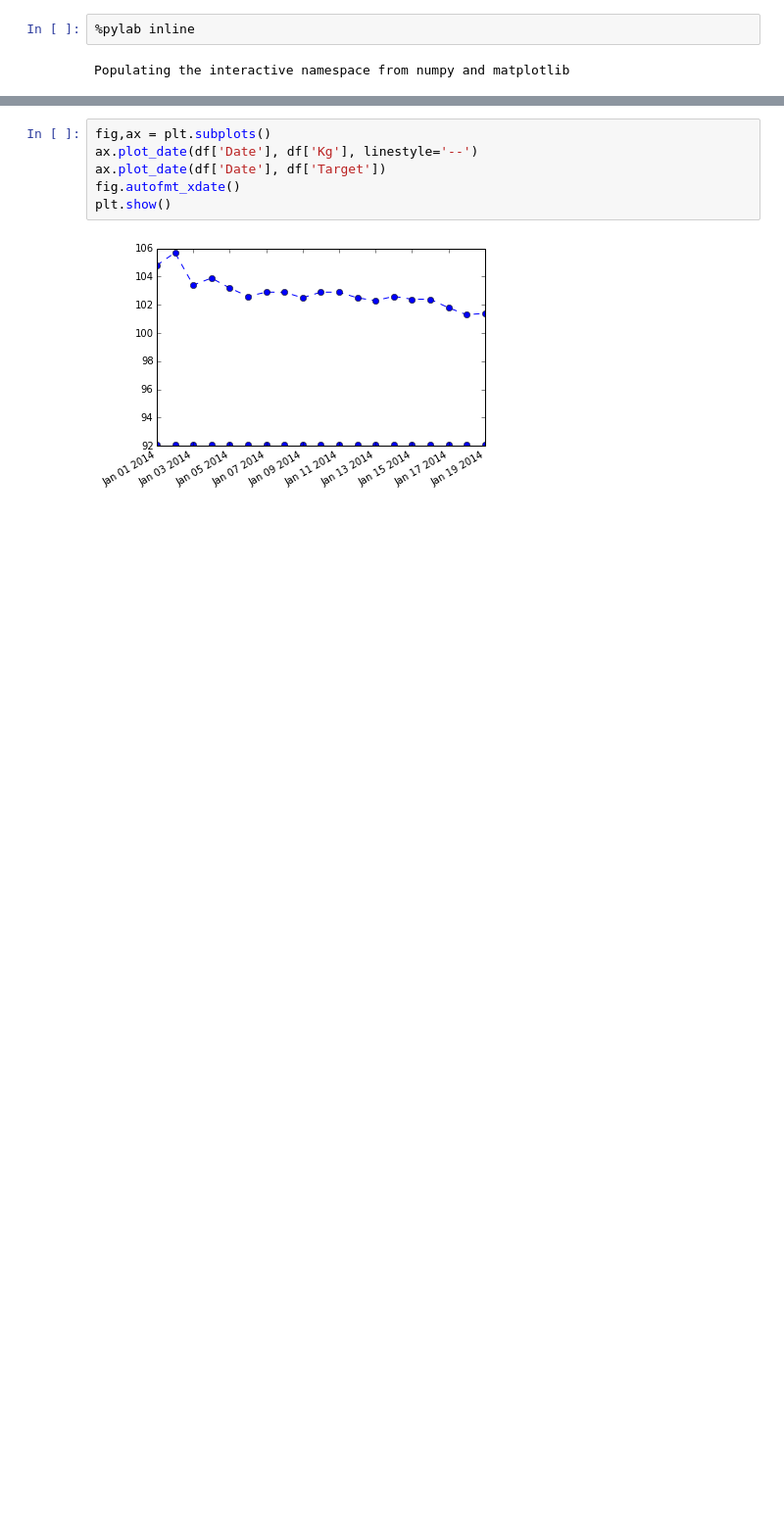
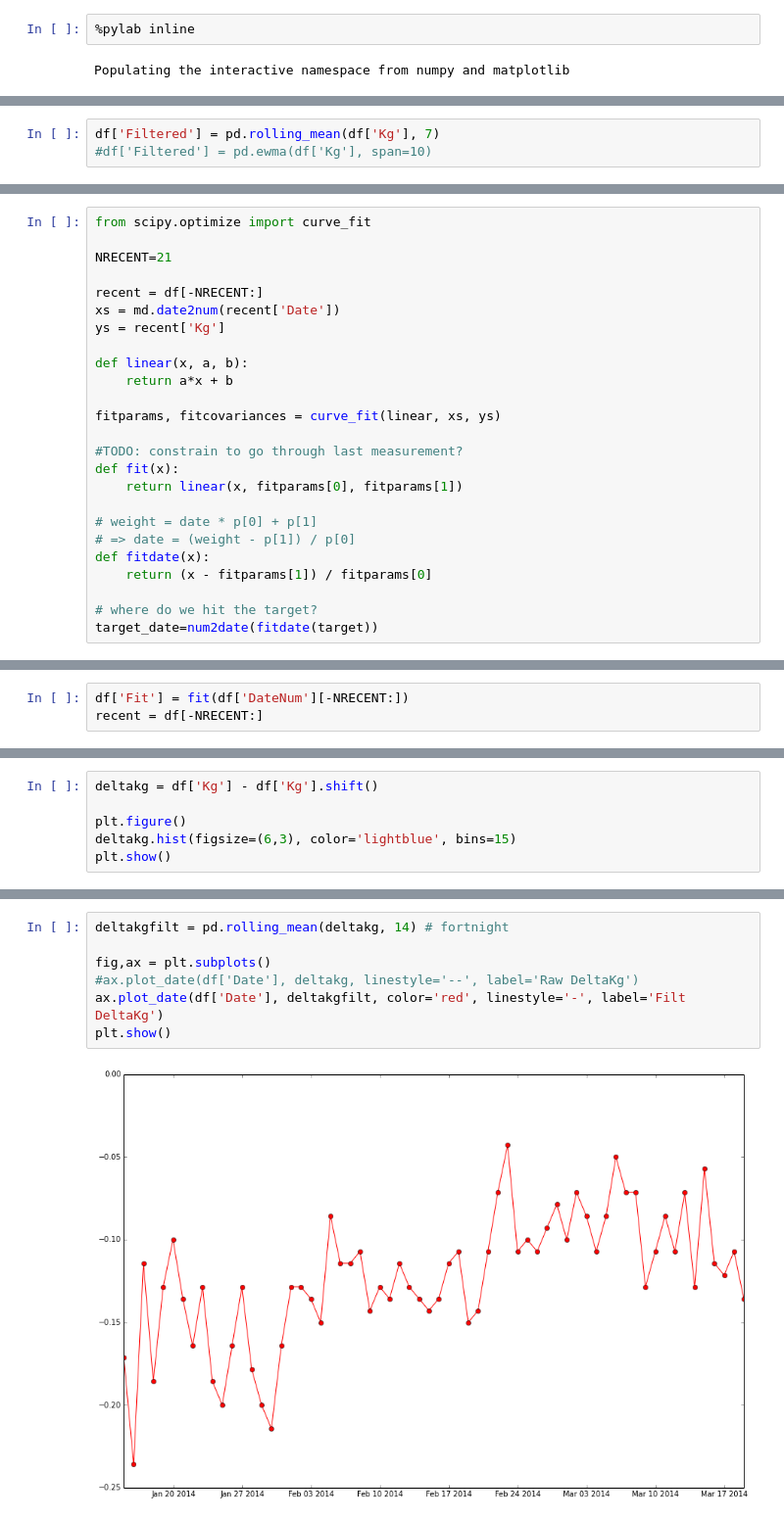
Before and after one commit to stephenbennyhat/me, a Jupyter notebook: Weight.ipynb, the cells around one changed output, grey strips where cells are left out. Shown at 98% size. Saved outputs shown, nothing was run; the diff lists cells and outputs as text; blank space fills up the shorter version.

```diff
--- a/Weight.ipynb
+++ b/Weight.ipynb
@@ -43,0 +125,3 @@ df['Target'] = 104.8 - (2 * 14 / KG_TO_LB) # two stone less than starting weight
+# %%
+df['Filtered'] = pd.rolling_mean(df['Kg'], 7)
+#df['Filtered'] = pd.ewma(df['Kg'], span=10)
@@ -43,0 +130,25 @@ df['Target'] = 104.8 - (2 * 14 / KG_TO_LB) # two stone less than starting weight
+# %%
+from scipy.optimize import curve_fit
+
+NRECENT=21
+
+recent = df[-NRECENT:]
+xs = md.date2num(recent['Date'])
+ys = recent['Kg']
+
+def linear(x, a, b):
+    return a*x + b
+
+fitparams, fitcovariances = curve_fit(linear, xs, ys)
+
+#TODO: constrain to go through last measurement?
+def fit(x):
+    return linear(x, fitparams[0], fitparams[1])
+
+# weight = date * p[0] + p[1]
+# => date = (weight - p[1]) / p[0]
+def fitdate(x):
+    return (x - fitparams[1]) / fitparams[0]
+
+# where do we hit the target?
+target_date=num2date(fitdate(target))
@@ -44 +157,4 @@ df['Target'] = 104.8 - (2 * 14 / KG_TO_LB) # two stone less than starting weight
+# %%
+df['Fit'] = fit(df['DateNum'][-NRECENT:])
+recent = df[-NRECENT:]
 # %%
@@ -63,0 +191,6 @@ df
+# %%
+deltakg = df['Kg'] - df['Kg'].shift()
+
+plt.figure()
+deltakg.hist(figsize=(6,3), color='lightblue', bins=15)
+plt.show()
@@ -64,8 +201,9 @@ df
 # %%
+deltakgfilt = pd.rolling_mean(deltakg, 14) # fortnight
+
 fig,ax = plt.subplots()
-ax.plot_date(df['Date'], df['Kg'], linestyle='--')
-ax.plot_date(df['Date'], df['Target'])
-fig.autofmt_xdate()
+#ax.plot_date(df['Date'], deltakg, linestyle='--', label='Raw DeltaKg')
+ax.plot_date(df['Date'], deltakgfilt, color='red', linestyle='-', label='Filt DeltaKg')
 plt.show()
 # %% [output]
-[figure, old version]
+[figure, new version]
```
Also changed, not shown: parts of 28 cells of this notebook.
